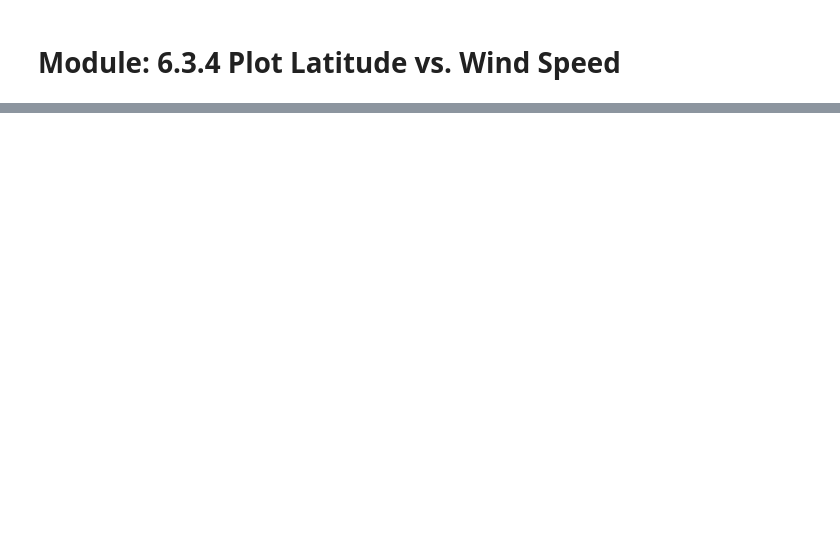
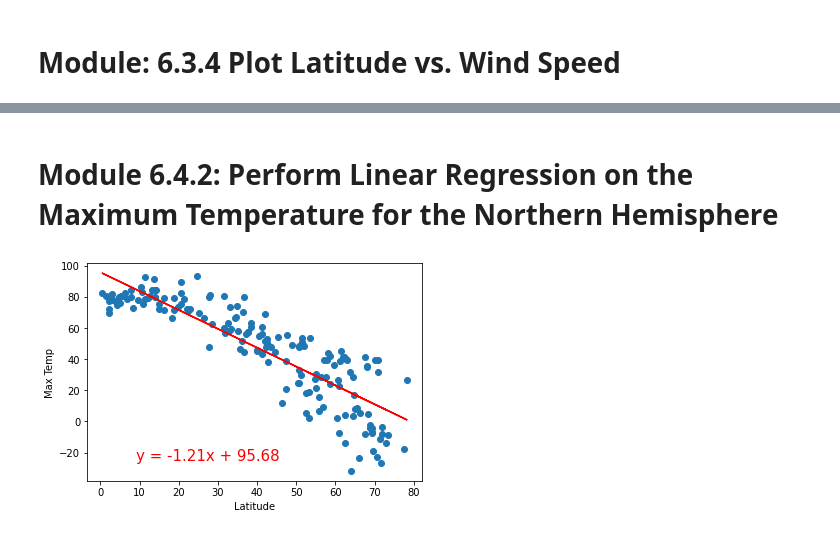
Before and after one commit to SindieCastro/World_Weather_Analysis, a Jupyter notebook: WeatherPy.ipynb, the cells around one changed output, grey strips where cells are left out. Cells and saved outputs as stored; diff of their text form; code cells hidden in the pictures; blank space fills up the shorter version.

Commit message:
update WeatherPy

```diff
--- a/WeatherPy.ipynb
+++ b/WeatherPy.ipynb
@@ -564,0 +642,12 @@ plt.show()
+# %%
+#We will add some code to perform regression analysis on the maximum temperatures in the Northern and Southern Hemispheres.
+#To do this, we will need to create Northern Hemisphere DataFrames from the city_data_df DataFrame.
+
+#To create a new DataFrame from a current DataFrame, we can use the loc method on the current DataFrame. The loc method
+#accesses a group of rows and columns in the current DataFrame by an index, labels, or a Boolean array. The syntax to get a
+#specific row from a current DataFrame is row = df.loc[row_index].
+
+#Let's apply this method to our city_data_df DataFrame by adding the code index13 = city_data_df.loc[13] in a cell and
+#running the cell. The output will present all the information at index 13 of the city_data_df DataFrame. Note that you may
+#see a different city in your output cell than the one shown in the following image.
+city_data_df = pd.read_csv("weather_data/cities.csv")
@@ -564,0 +718,23 @@ plt.show()
+# %%
+# Create Northern and Southern Hemisphere DataFrames.
+northern_hemi_df = city_data_df.loc[(city_data_df["Lat"] >= 0)]
+southern_hemi_df = city_data_df.loc[(city_data_df["Lat"] < 0)]
+# %% [markdown]
+# Module 6.4.2: Perform Linear Regression on the Maximum Temperature for the Northern Hemisphere
+# %%
+#To generate the linear regression on the maximum temperature for the Northern Hemisphere, we'll need x and y values.
+#Set the x values equal to the latitude column and the y values equal to the maximum temperature column from the
+#northern_hemi_df DataFrame.
+
+#Call the plot_linear_regression function with the x and y values, and edit the title, y_label, and text_coordinates for
+#the maximum temperature scatter plot. Add the code to a new cell and run it to generate the linear regression and plot the
+#data.
+# Linear regression on the Northern Hemisphere
+x_values = northern_hemi_df["Lat"]
+y_values = northern_hemi_df["Max Temp"]
+# Call the function.
+plot_linear_regression(x_values, y_values,
+                       'Linear Regression on the Northern Hemisphere \
+                        for Maximum Temperature', 'Max Temp',(9,-25))
+# %% [output]
+[figure, added]
```
Also changed, not shown: parts of 49 cells of this notebook.
